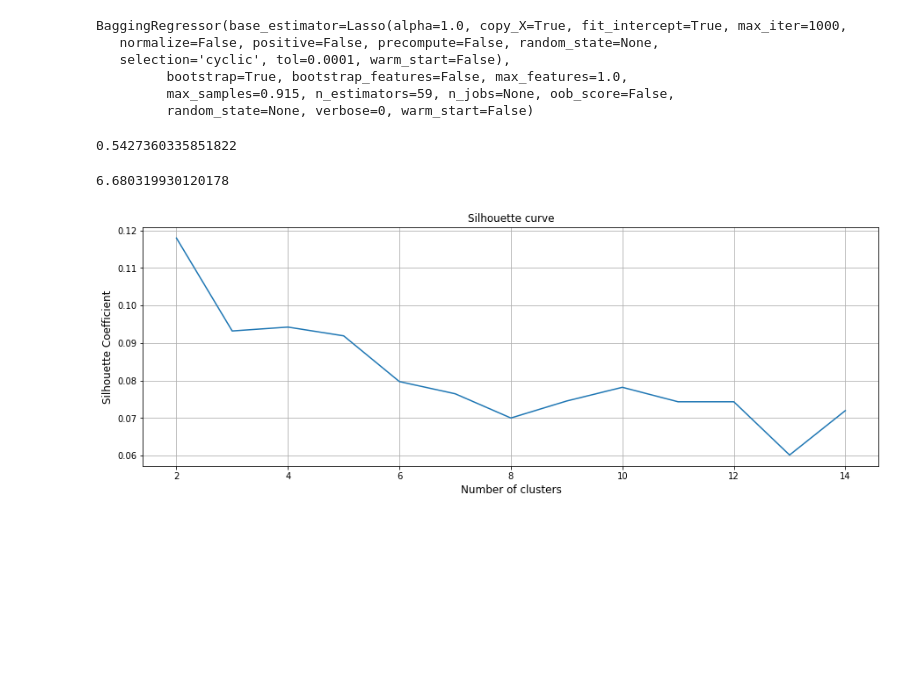
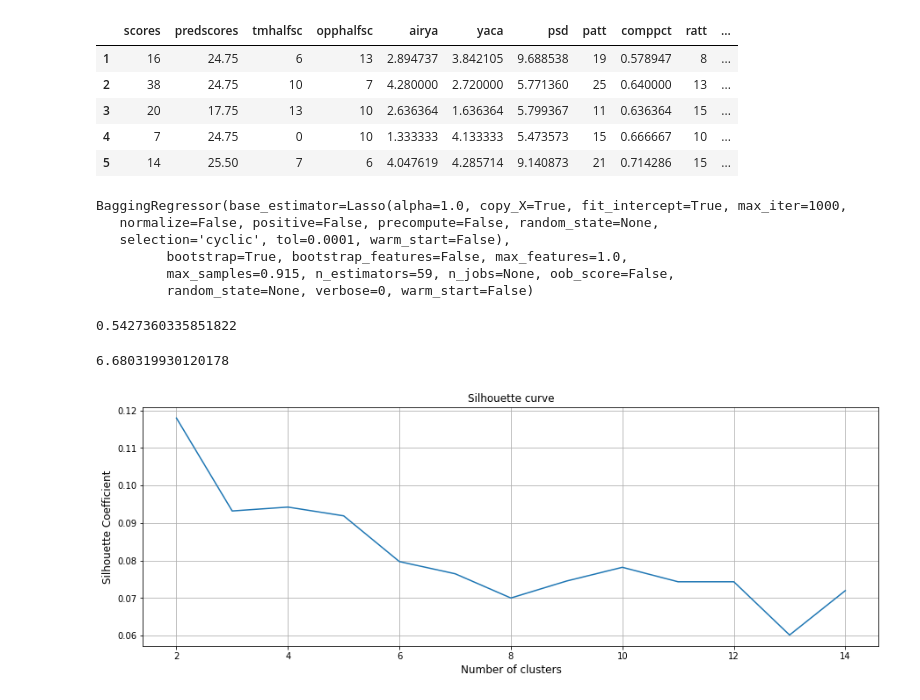
Before and after one commit to tylerursuy/NFL_Project, a Jupyter notebook: RegressionModels/Regression-Eddie.ipynb, the cells around one changed output. Drawn from its saved outputs; the diff is of its cells as text; code cells hidden in the pictures; blank space fills up the shorter version.

```diff
--- a/RegressionModels/Regression-Eddie.ipynb
+++ b/RegressionModels/Regression-Eddie.ipynb
@@ -14,6 +36,15 @@ def rmse(pred, y):
 # %%
 data = pd.read_csv('../reduced_noot.csv', index_col=0)
 data['home'] = np.append(np.ones(int(data.shape[0]/2)), np.zeros(int(data.shape[0]/2)))
+# %%
+data.head()
+# %% [output]
+|  | scores | predscores | tmhalfsc | opphalfsc | airya | yaca | psd | patt | comppct | ratt | ... |
+| 1 | 16 | 24.75 | 6 | 13 | 2.894737 | 3.842105 | 9.688538 | 19 | 0.578947 | 8 | ... |
+| 2 | 38 | 24.75 | 10 | 7 | 4.280000 | 2.720000 | 5.771360 | 25 | 0.640000 | 13 | ... |
+| 3 | 20 | 17.75 | 13 | 10 | 2.636364 | 1.636364 | 5.799367 | 11 | 0.636364 | 15 | ... |
+| 4 | 7 | 24.75 | 0 | 10 | 1.333333 | 4.133333 | 5.473573 | 15 | 0.666667 | 10 | ... |
+| 5 | 14 | 25.50 | 7 | 6 | 4.047619 | 4.285714 | 9.140873 | 21 | 0.714286 | 15 | ... |
 # %%
 # X = data[['predscores','tmhalfsc','opphalfsc','airya','yaca','psd']]
 X = data.drop(columns='scores')
```
Also changed, not shown: parts of 5 cells of this notebook, 2 other files.
